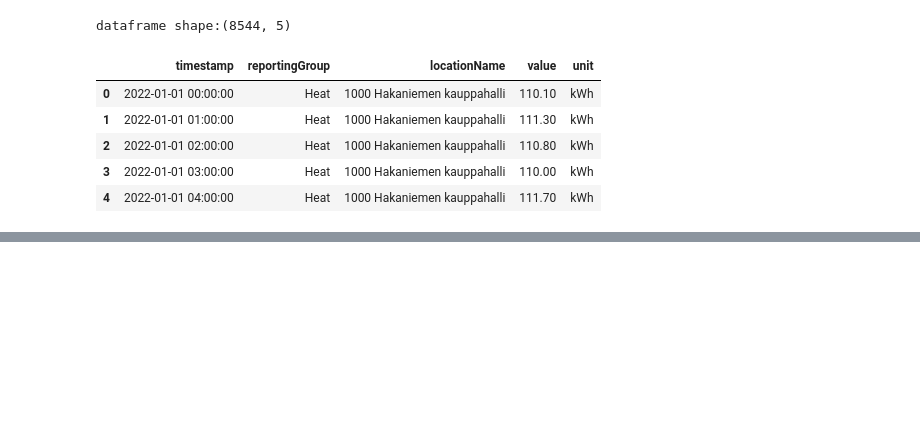
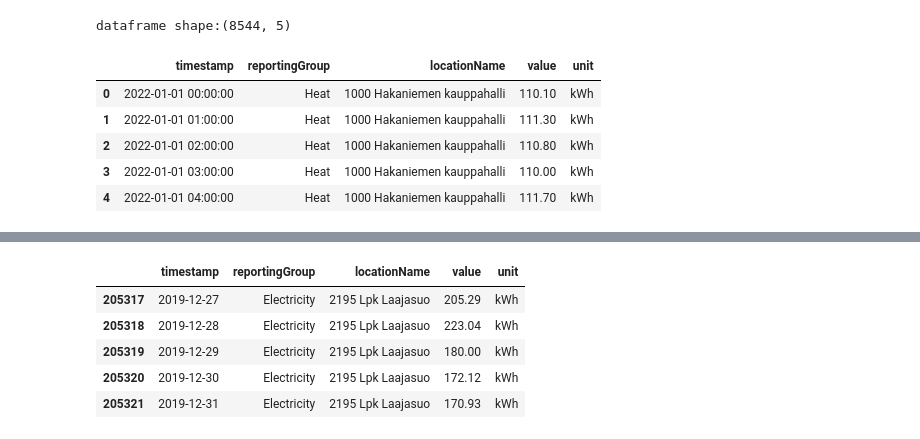
Before and after one commit to Jerry-Aremu/helsinki_energy_consumption, a Jupyter notebook: helsinki_properties_energy_consumption.ipynb, the cells around one changed output, grey strips where cells are left out. Cells and saved outputs as stored; diff of their text form; code cells hidden in the pictures; blank space fills up the shorter version.

```diff
--- a/helsinki_properties_energy_consumption.ipynb
+++ b/helsinki_properties_energy_consumption.ipynb
@@ -628,0 +242,9 @@ get_data_request_as_json()
+# %%
+df.tail()
+# %% [output]
+|  | timestamp | reportingGroup | locationName | value | unit |
+| 205317 | 2019-12-27 | Electricity | 2195 Lpk Laajasuo | 205.29 | kWh |
+| 205318 | 2019-12-28 | Electricity | 2195 Lpk Laajasuo | 223.04 | kWh |
+| 205319 | 2019-12-29 | Electricity | 2195 Lpk Laajasuo | 180.00 | kWh |
+| 205320 | 2019-12-30 | Electricity | 2195 Lpk Laajasuo | 172.12 | kWh |
+| 205321 | 2019-12-31 | Electricity | 2195 Lpk Laajasuo | 170.93 | kWh |
```
Also changed, not shown: parts of 70 cells of this notebook.
